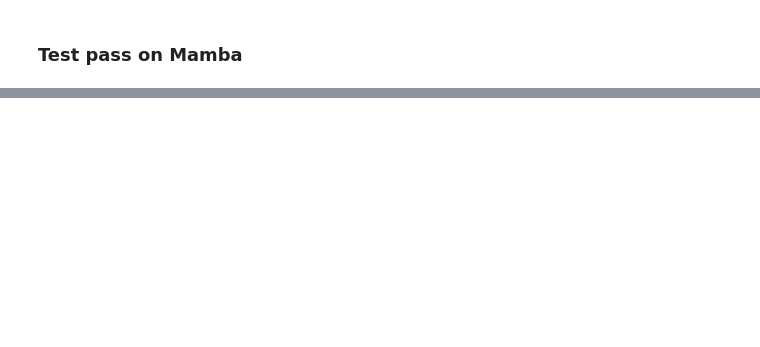
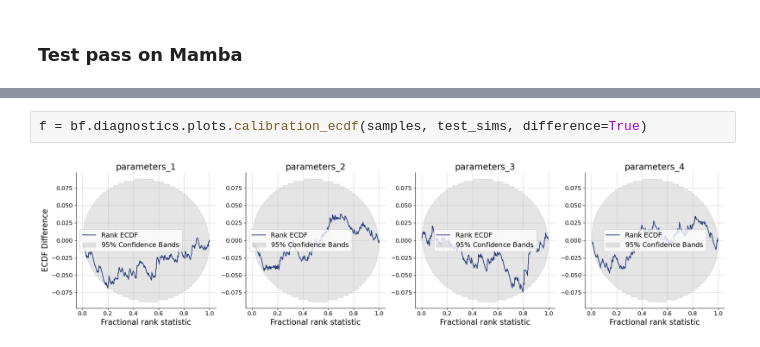
Before and after one commit to bayesflow-org/Selective-SSM, a Jupyter notebook: src/sandbox.ipynb, the cells around one changed output, grey strips where cells are left out. Cells and saved outputs as stored; diff of their text form; blank space fills up the shorter version.

```diff
--- a/src/sandbox.ipynb
+++ b/src/sandbox.ipynb
@@ -47,0 +212,4 @@ tensor([[ 1.1397e-03,  1.5649e-03,  1.9013e-03,  1.8614e-03,  1.6513e-03,
+# %%
+f = bf.diagnostics.plots.calibration_ecdf(samples, test_sims, difference=True)
+# %% [output]
+[figure, added]
```
Also changed, not shown: parts of 15 cells of this notebook, 1 other file.
